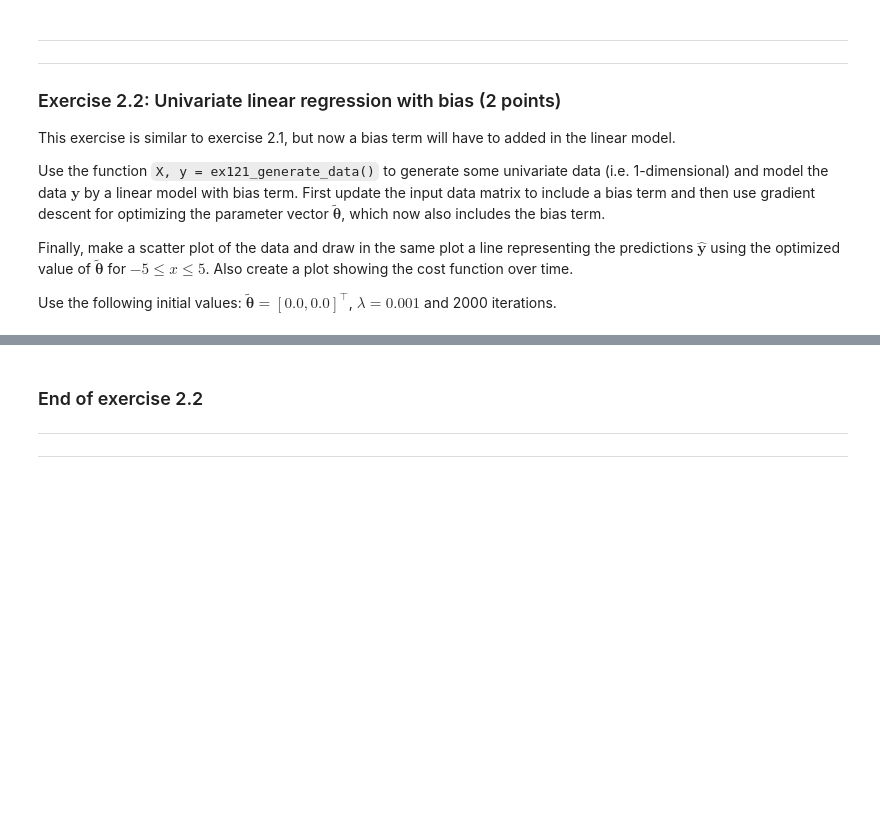
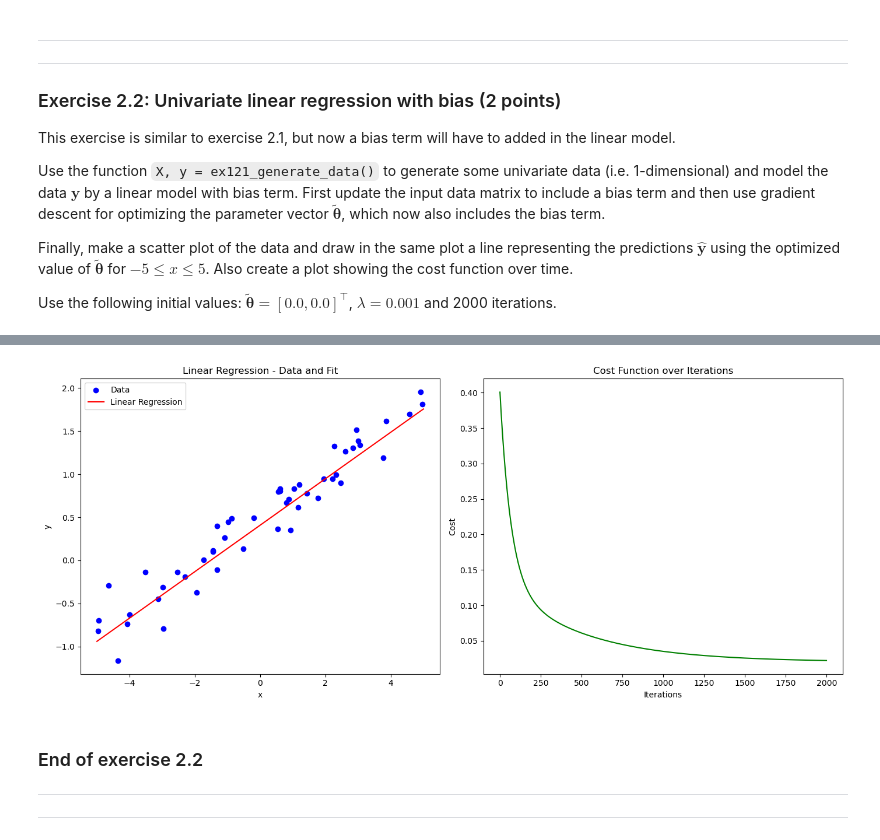
Before and after one commit to sadra-hub/5xsl0-machineLearning, a Jupyter notebook: assignment-1/assignment1-template.ipynb, the cells around one changed output, grey strips where cells are left out. Saved outputs shown, nothing was run; the diff lists cells and outputs as text; code cells hidden in the pictures; blank space fills up the shorter version.

```diff
--- a/assignment-1/assignment1-template.ipynb
+++ b/assignment-1/assignment1-template.ipynb
@@ -901,3 +853,34 @@ Optimized parameters (theta): [0.96501776 1.95325681]
+# %%
+#// BEGIN_TODO [5XSL0_Assignment1_2_2b] Plot results with bias term
+
+# Create a subplot with 1 row and 2 columns
+fig, axs = plt.subplots(1, 2, figsize=(14, 6))
+
+# Plot the data and the regression line on the first subplot
+axs[0].scatter(X, y, color='blue', label='Data')
+x_vals = np.linspace(-5, 5, 100).reshape(-1, 1)
+X_vals = np.c_[np.ones((100, 1)), x_vals]  # Add bias term to the input
+y_vals = X_vals.dot(theta_opt)  # Predictions using optimized theta
+axs[0].plot(x_vals, y_vals, color='red', label='Linear Regression')
+axs[0].set_xlabel('x')
+axs[0].set_ylabel('y')
+axs[0].set_title('Linear Regression - Data and Fit')
+axs[0].legend()
+
+# Plot the cost function over iterations on the second subplot
+axs[1].plot(range(iterations), cost_history, color='green')
+axs[1].set_xlabel('Iterations')
+axs[1].set_ylabel('Cost')
+axs[1].set_title('Cost Function over Iterations')
+
+# Show the plot
+plt.tight_layout()
+plt.show()
+
+
+#// END_TODO [5XSL0_Assignment1_2_2b]
+# %% [output]
+[figure, added]
 # %% [markdown]
 ### End of exercise 2.2
 
```
Also changed, not shown: parts of 14 cells of this notebook.
